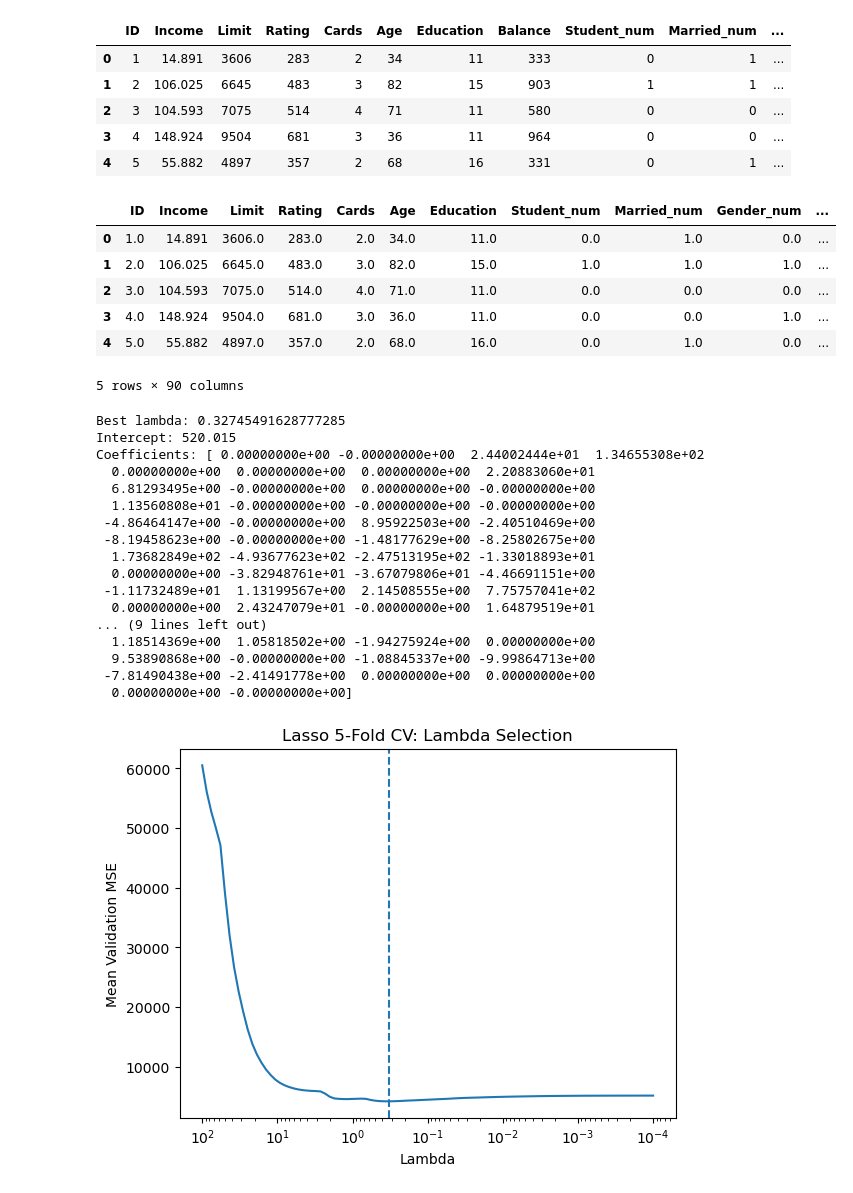
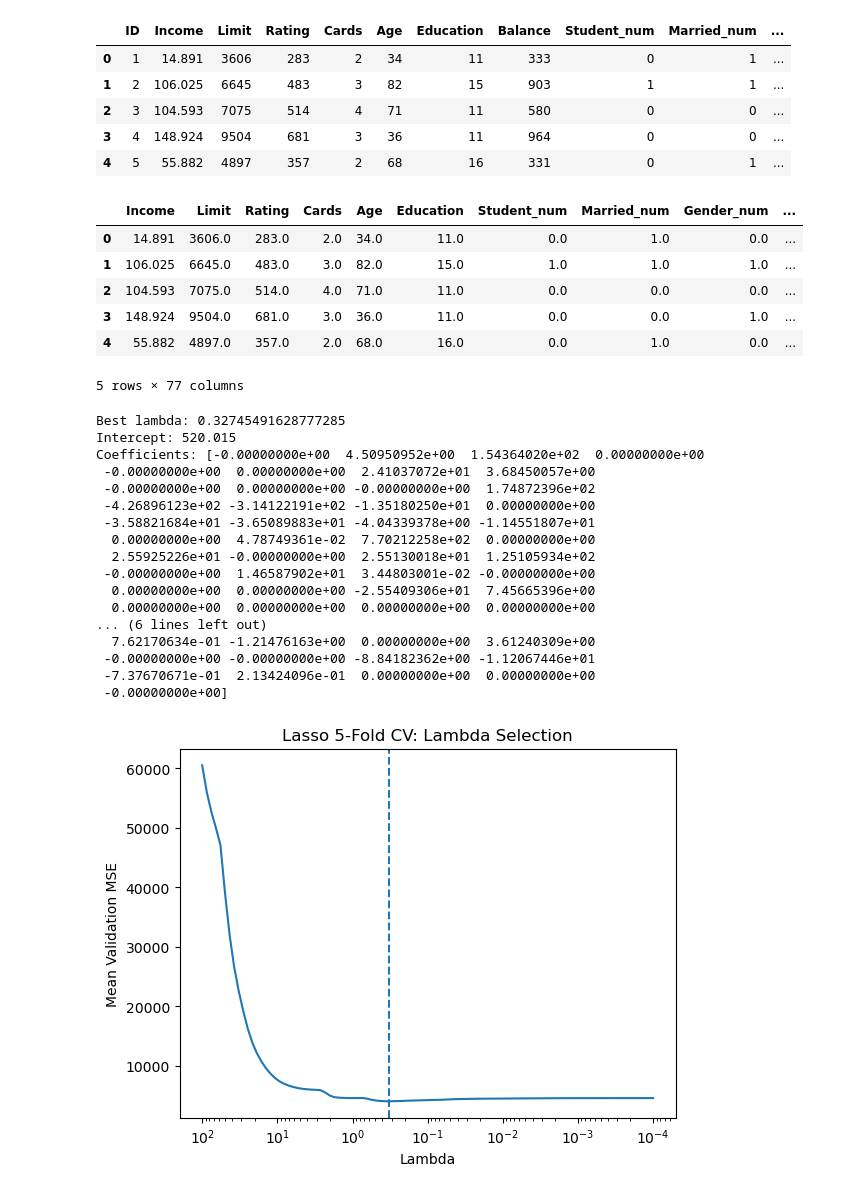
Before and after one commit to Owlyyyyy/mlr-project, a Jupyter notebook: task 2.ipynb, the cells around one changed output. Saved outputs shown, nothing was run; the diff lists cells and outputs as text; code cells hidden in the pictures.

```diff
--- a/task 2.ipynb
+++ b/task 2.ipynb
@@ -59,19 +59,19 @@ df.head()
 # %%
 poly = PolynomialFeatures(degree=2, include_bias=False)
 y = df["Balance"]
-X_raw = df.drop(columns=["Balance"])
+X_raw = df.drop(columns=["Balance","ID"])
 X = poly.fit_transform(X_raw)
 feature_names = poly.get_feature_names_out(X_raw.columns)
 X = pd.DataFrame(X, columns=feature_names)
 X.head()
 # %% [output]
-|  | ID | Income | Limit | Rating | Cards | Age | Education | Student_num | Married_num | Gender_num | ... |
-| 0 | 1.0 | 14.891 | 3606.0 | 283.0 | 2.0 | 34.0 | 11.0 | 0.0 | 1.0 | 0.0 | ... |
-| 1 | 2.0 | 106.025 | 6645.0 | 483.0 | 3.0 | 82.0 | 15.0 | 1.0 | 1.0 | 1.0 | ... |
-| 2 | 3.0 | 104.593 | 7075.0 | 514.0 | 4.0 | 71.0 | 11.0 | 0.0 | 0.0 | 0.0 | ... |
-| 3 | 4.0 | 148.924 | 9504.0 | 681.0 | 3.0 | 36.0 | 11.0 | 0.0 | 0.0 | 1.0 | ... |
-| 4 | 5.0 | 55.882 | 4897.0 | 357.0 | 2.0 | 68.0 | 16.0 | 0.0 | 1.0 | 0.0 | ... |
+|  | Income | Limit | Rating | Cards | Age | Education | Student_num | Married_num | Gender_num | ... |
+| 0 | 14.891 | 3606.0 | 283.0 | 2.0 | 34.0 | 11.0 | 0.0 | 1.0 | 0.0 | ... |
+| 1 | 106.025 | 6645.0 | 483.0 | 3.0 | 82.0 | 15.0 | 1.0 | 1.0 | 1.0 | ... |
+| 2 | 104.593 | 7075.0 | 514.0 | 4.0 | 71.0 | 11.0 | 0.0 | 0.0 | 0.0 | ... |
+| 3 | 148.924 | 9504.0 | 681.0 | 3.0 | 36.0 | 11.0 | 0.0 | 0.0 | 1.0 | ... |
+| 4 | 55.882 | 4897.0 | 357.0 | 2.0 | 68.0 | 16.0 | 0.0 | 1.0 | 0.0 | ... |
-5 rows × 90 columns
+5 rows × 77 columns
 # %%
 lambdas = np.logspace(-4, 2, 100)
 
@@ -92,21 +92,21 @@ print("Coefficients:", best_coefficients)
 # %% [output]
 Best lambda: 0.32745491628777285
 Intercept: 520.015
-Coefficients: [ 0.00000000e+00 -0.00000000e+00  2.44002444e+01  1.34655308e+02
-  0.00000000e+00  0.00000000e+00  0.00000000e+00  2.20883060e+01
-  6.81293495e+00 -0.00000000e+00  0.00000000e+00 -0.00000000e+00
-  1.13560808e+01 -0.00000000e+00 -0.00000000e+00 -0.00000000e+00
- -4.86464147e+00 -0.00000000e+00  8.95922503e+00 -2.40510469e+00
- -8.19458623e+00 -0.00000000e+00 -1.48177629e+00 -8.25802675e+00
-  1.73682849e+02 -4.93677623e+02 -2.47513195e+02 -1.33018893e+01
-  0.00000000e+00 -3.82948761e+01 -3.67079806e+01 -4.46691151e+00
- -1.11732489e+01  1.13199567e+00  2.14508555e+00  7.75757041e+02
-  0.00000000e+00  2.43247079e+01 -0.00000000e+00  1.64879519e+01
-... (9 lines left out)
-  1.18514369e+00  1.05818502e+00 -1.94275924e+00  0.00000000e+00
-  9.53890868e+00 -0.00000000e+00 -1.08845337e+00 -9.99864713e+00
- -7.81490438e+00 -2.41491778e+00  0.00000000e+00  0.00000000e+00
-  0.00000000e+00 -0.00000000e+00]
+Coefficients: [-0.00000000e+00  4.50950952e+00  1.54364020e+02  0.00000000e+00
+ -0.00000000e+00  0.00000000e+00  2.41037072e+01  3.68450057e+00
+ -0.00000000e+00  0.00000000e+00 -0.00000000e+00  1.74872396e+02
+ -4.26896123e+02 -3.14122191e+02 -1.35180250e+01  0.00000000e+00
+ -3.58821684e+01 -3.65089883e+01 -4.04339378e+00 -1.14551807e+01
+  0.00000000e+00  4.78749361e-02  7.70212258e+02  0.00000000e+00
+  2.55925226e+01 -0.00000000e+00  2.55130018e+01  1.25105934e+02
+ -0.00000000e+00  1.46587902e+01  3.44803001e-02 -0.00000000e+00
+  0.00000000e+00  0.00000000e+00 -2.55409306e+01  7.45665396e+00
+  0.00000000e+00  0.00000000e+00  0.00000000e+00  0.00000000e+00
+... (6 lines left out)
+  7.62170634e-01 -1.21476163e+00  0.00000000e+00  3.61240309e+00
+ -0.00000000e+00 -0.00000000e+00 -8.84182362e+00 -1.12067446e+01
+ -7.37670671e-01  2.13424096e-01  0.00000000e+00  0.00000000e+00
+ -0.00000000e+00]
 # %%
 lasso = model.named_steps["lasso_cv"]
 alphas = lasso.alphas_
```
Also changed, not shown: parts of 1 cell of this notebook.
